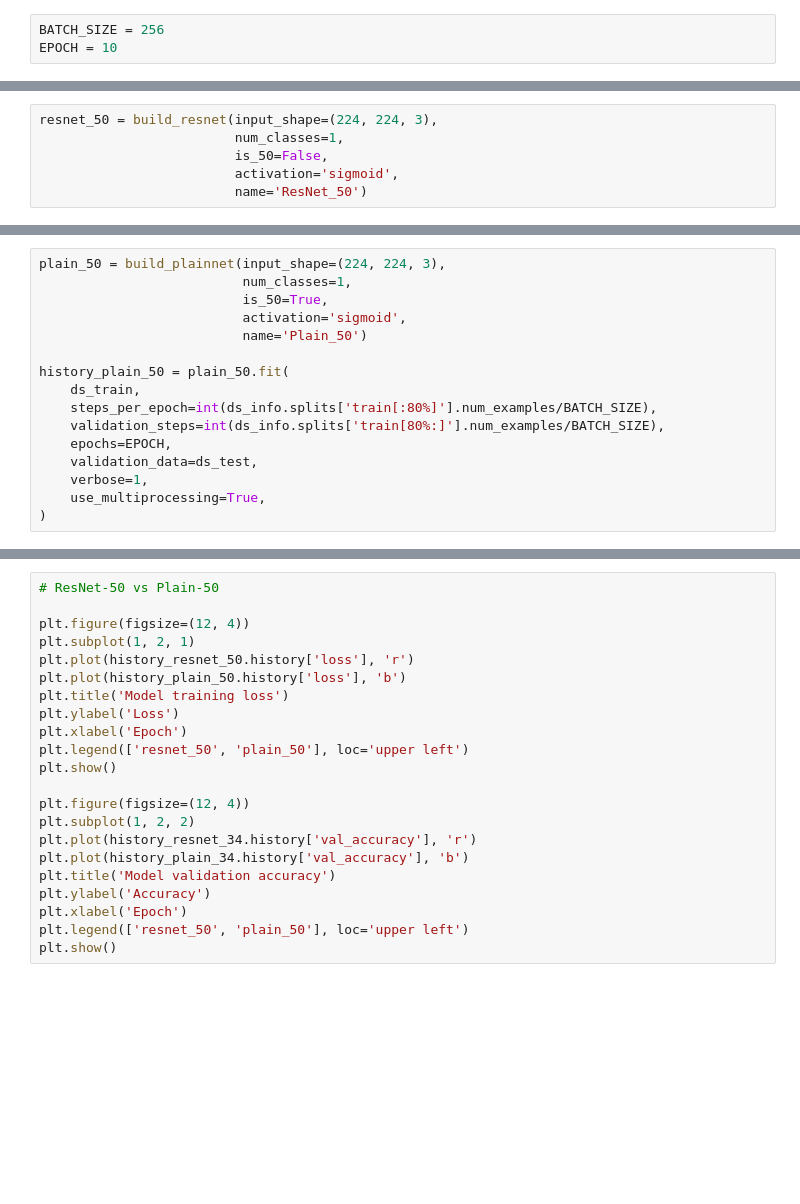
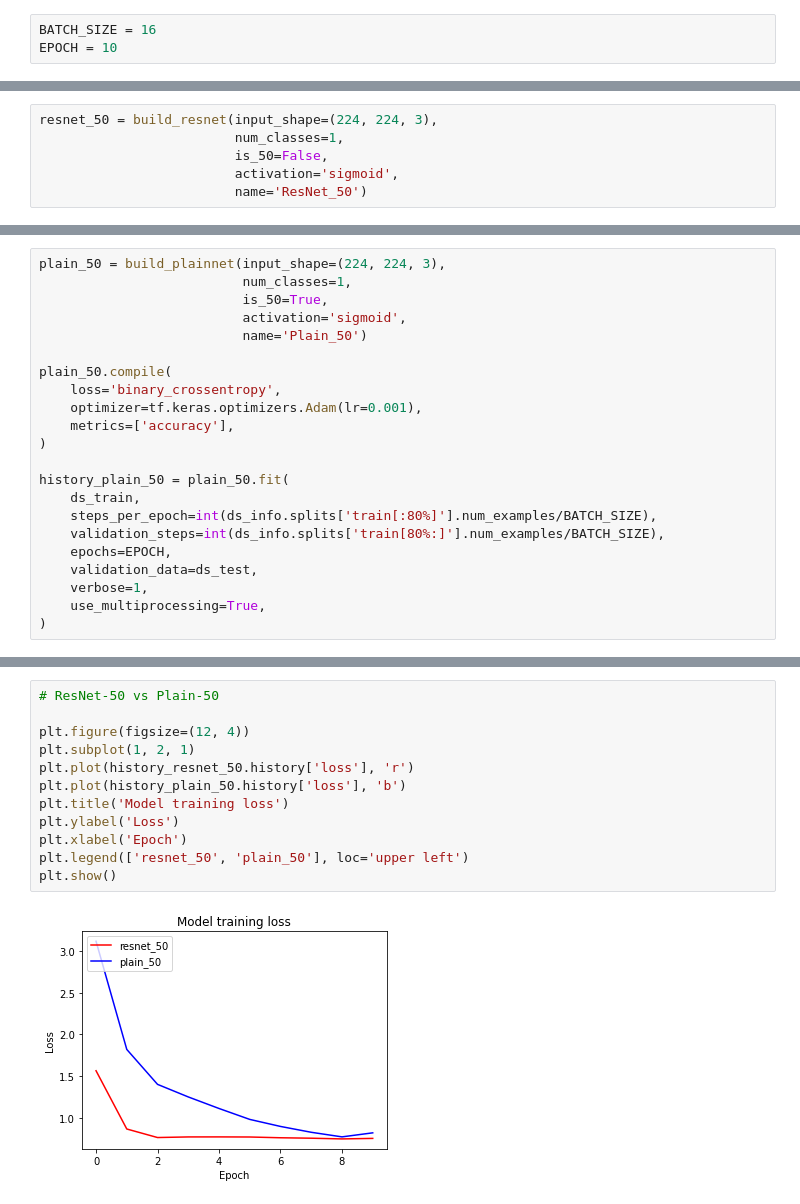
Before and after one commit to cosmic4dev/modulab, a Jupyter notebook: [G-02]ResNetAblationStudy.ipynb, the cells around one changed output, grey strips where cells are left out. Cells and saved outputs as stored; diff of their text form; blank space fills up the shorter version.

```diff
--- a/[G-02]ResNetAblationStudy.ipynb
+++ b/[G-02]ResNetAblationStudy.ipynb
@@ -341,7 +341,7 @@ _________________________________________________________________
 # %% [markdown]
 #### * Ablation Study
 # %%
-BATCH_SIZE = 256
+BATCH_SIZE = 16
 EPOCH = 10
 # %%
 ds_train = apply_normalize_on_dataset(ds_train, batch_size=BATCH_SIZE)
@@ -376,6 +395,12 @@ plain_50 = build_plainnet(input_shape=(224, 224, 3),
                           is_50=True,
                           activation='sigmoid',
                           name='Plain_50')
+
+plain_50.compile(
+    loss='binary_crossentropy',
+    optimizer=tf.keras.optimizers.Adam(lr=0.001),
+    metrics=['accuracy'],
+)
 
 history_plain_50 = plain_50.fit(
     ds_train,
@@ -389,24 +435,16 @@ history_plain_50 = plain_50.fit(
 # %%
 # ResNet-50 vs Plain-50
 
 plt.figure(figsize=(12, 4))
 plt.subplot(1, 2, 1)
 plt.plot(history_resnet_50.history['loss'], 'r')
 plt.plot(history_plain_50.history['loss'], 'b')
 plt.title('Model training loss')
 plt.ylabel('Loss')
 plt.xlabel('Epoch')
 plt.legend(['resnet_50', 'plain_50'], loc='upper left')
 plt.show()
-
-plt.figure(figsize=(12, 4))
-plt.subplot(1, 2, 2)
-plt.plot(history_resnet_34.history['val_accuracy'], 'r')
-plt.plot(history_plain_34.history['val_accuracy'], 'b')
-plt.title('Model validation accuracy')
-plt.ylabel('Accuracy')
-plt.xlabel('Epoch')
-plt.legend(['resnet_50', 'plain_50'], loc='upper left')
-plt.show()
+# %% [output]
+[figure, added]
 # %% [markdown]
 ### 정리
```
Also changed, not shown: parts of 3 cells of this notebook.
